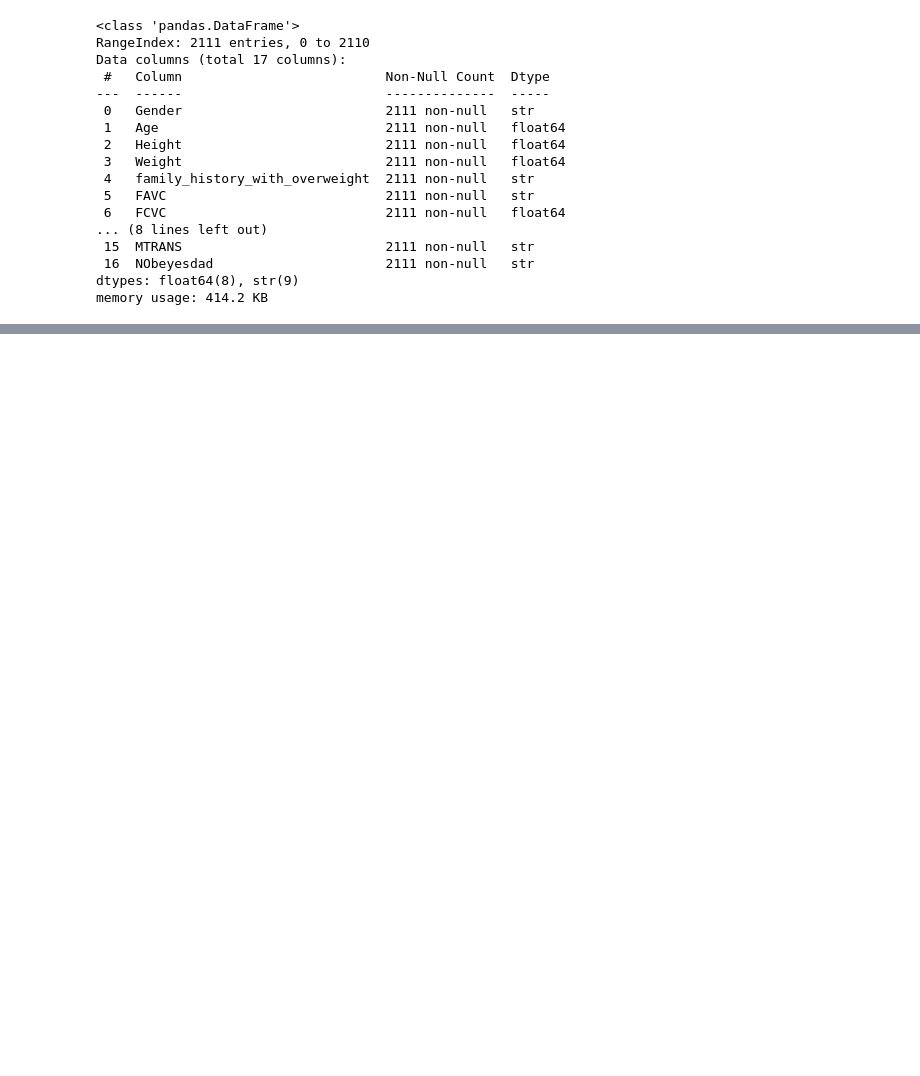
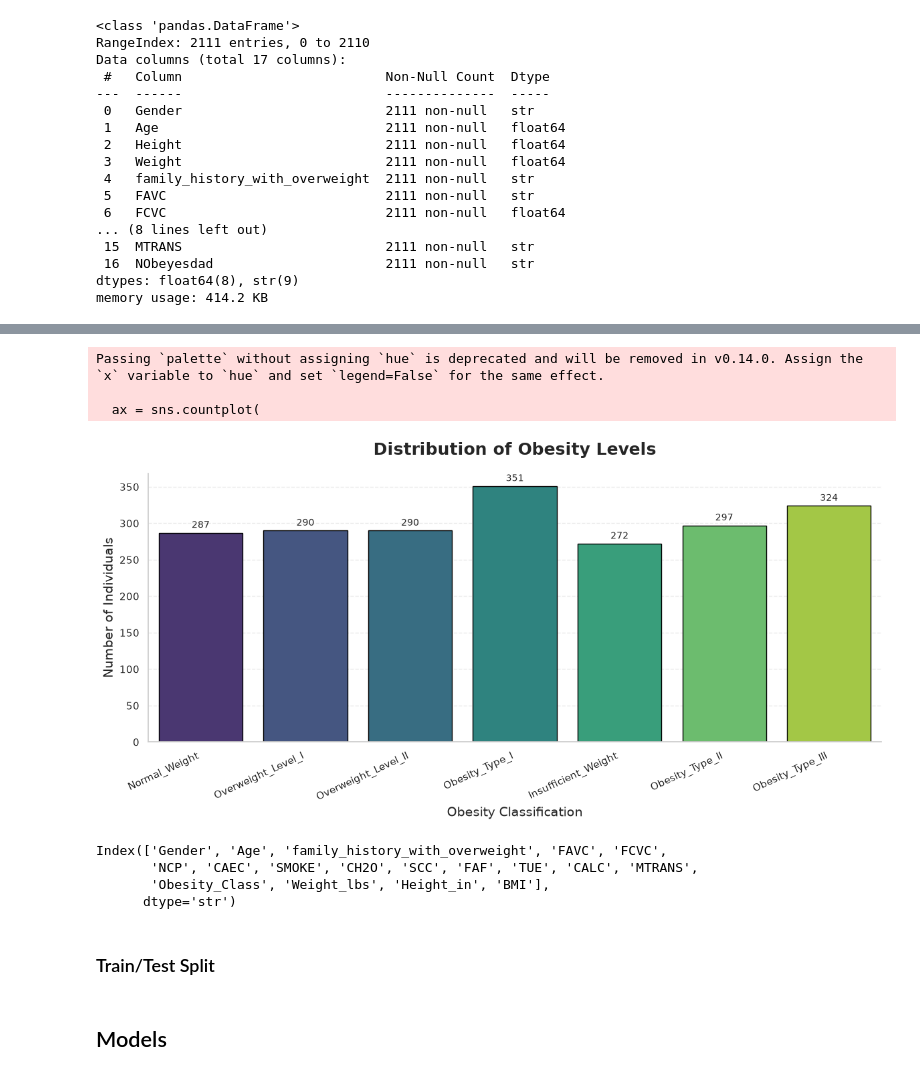
Before and after one commit to shoshanabernstein/Python-Final-Project, a Jupyter notebook: obesity_classification.ipynb, the cells around one changed output, grey strips where cells are left out. Saved outputs shown, nothing was run; the diff lists cells and outputs as text; code cells hidden in the pictures; blank space fills up the shorter version.

```diff
--- a/obesity_classification.ipynb
+++ b/obesity_classification.ipynb
@@ -120,0 +162,49 @@ sns.pairplot(df)
+# %%
+sns.set_theme(style="whitegrid")
+
+# Create figure
+plt.figure(figsize=(12, 6))
+
+# Create count plot
+ax = sns.countplot(
+    data=df,
+    x="NObeyesdad",
+    palette="viridis",
+    legend=False,
+    edgecolor="black"
+)
+
+# Title and labels
+plt.title("Distribution of Obesity Levels", fontsize=18, fontweight="bold", pad=20)
+plt.xlabel("Obesity Classification", fontsize=14)
+plt.ylabel("Number of Individuals", fontsize=14)
+
+# Rotate x-axis labels
+plt.xticks(rotation=25, ha="right", fontsize=11)
+plt.yticks(fontsize=11)
+
+# Add value labels on top of each bar
+for container in ax.containers:
+    ax.bar_label(container, fmt="%d", fontsize=10, padding=3)
+
+# Improve appearance
+ax.spines["top"].set_visible(False)
+ax.spines["right"].set_visible(False)
+ax.grid(axis="y", linestyle="--", alpha=0.4)
+
+plt.tight_layout()
+plt.show()
+# %% [output]
+Passing `palette` without assigning `hue` is deprecated and will be removed in v0.14.0. Assign the `x` variable to `hue` and set `legend=False` for the same effect.
+
+  ax = sns.countplot(
+[figure, added]
+# %%
+df.columns
+# %% [output]
+Index(['Gender', 'Age', 'family_history_with_overweight', 'FAVC', 'FCVC',
+       'NCP', 'CAEC', 'SMOKE', 'CH2O', 'SCC', 'FAF', 'TUE', 'CALC', 'MTRANS',
+       'Obesity_Class', 'Weight_lbs', 'Height_in', 'BMI'],
+      dtype='str')
+# %% [markdown]
+### Train/Test Split
@@ -120,0 +222,2 @@ sns.pairplot(df)
+# %% [markdown]
+## Models
```
Also changed, not shown: parts of 30 cells of this notebook, 1 other file.
